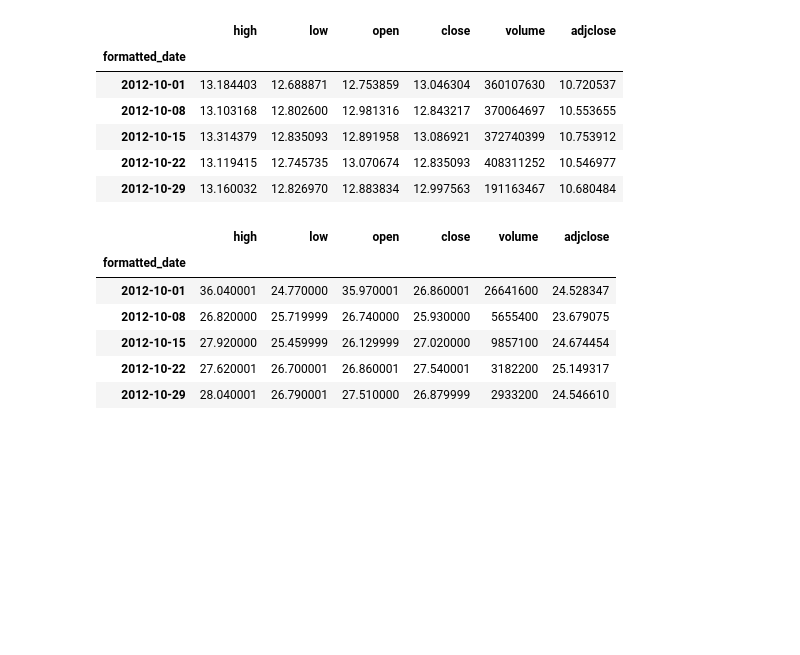
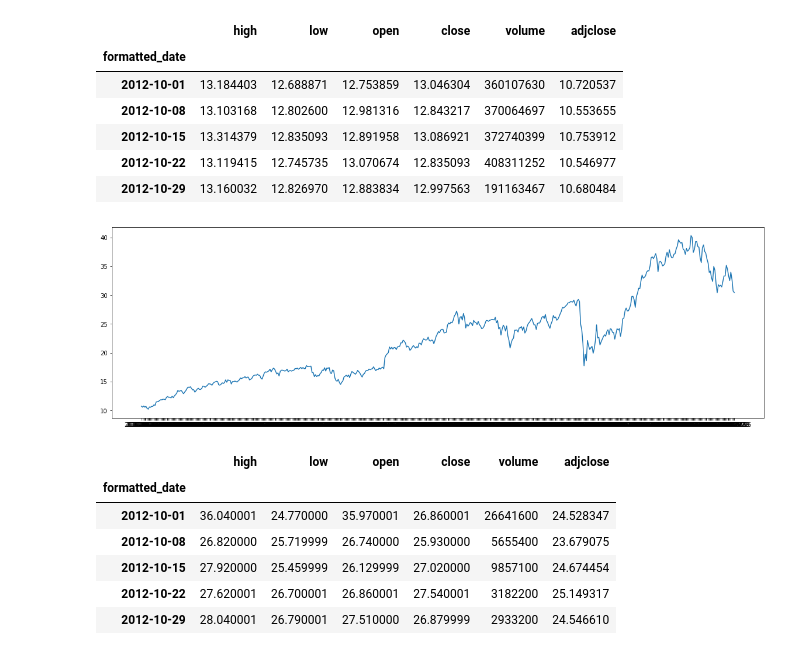
Before and after one commit to krishxx/wqumscfin, a Jupyter notebook: src/MScFE_Capstone.ipynb, the cells around one changed output. Cells and saved outputs as stored; diff of their text form; code cells hidden in the pictures; blank space fills up the shorter version.

```diff
--- a/src/MScFE_Capstone.ipynb
+++ b/src/MScFE_Capstone.ipynb
@@ -74,6 +90,11 @@ xlf_df.head()
 | 2012-10-15 | 13.314379 | 12.835093 | 12.891958 | 13.086921 | 372740399 | 10.753912 |
 | 2012-10-22 | 13.119415 | 12.745735 | 13.070674 | 12.835093 | 408311252 | 10.546977 |
 | 2012-10-29 | 13.160032 | 12.826970 | 12.883834 | 12.997563 | 191163467 | 10.680484 |
+# %%
+fig, ax = plt.subplots(figsize=(20,6));
+ax.plot(xlf_df['adjclose']);
+# %% [output]
+[figure, added]
 # %%
 yahoo_financials = YahooFinancials('MSCI')
 data = yahoo_financials.get_historical_price_data(start_date='2012-10-01',
```
Also changed, not shown: parts of 3 cells of this notebook.
